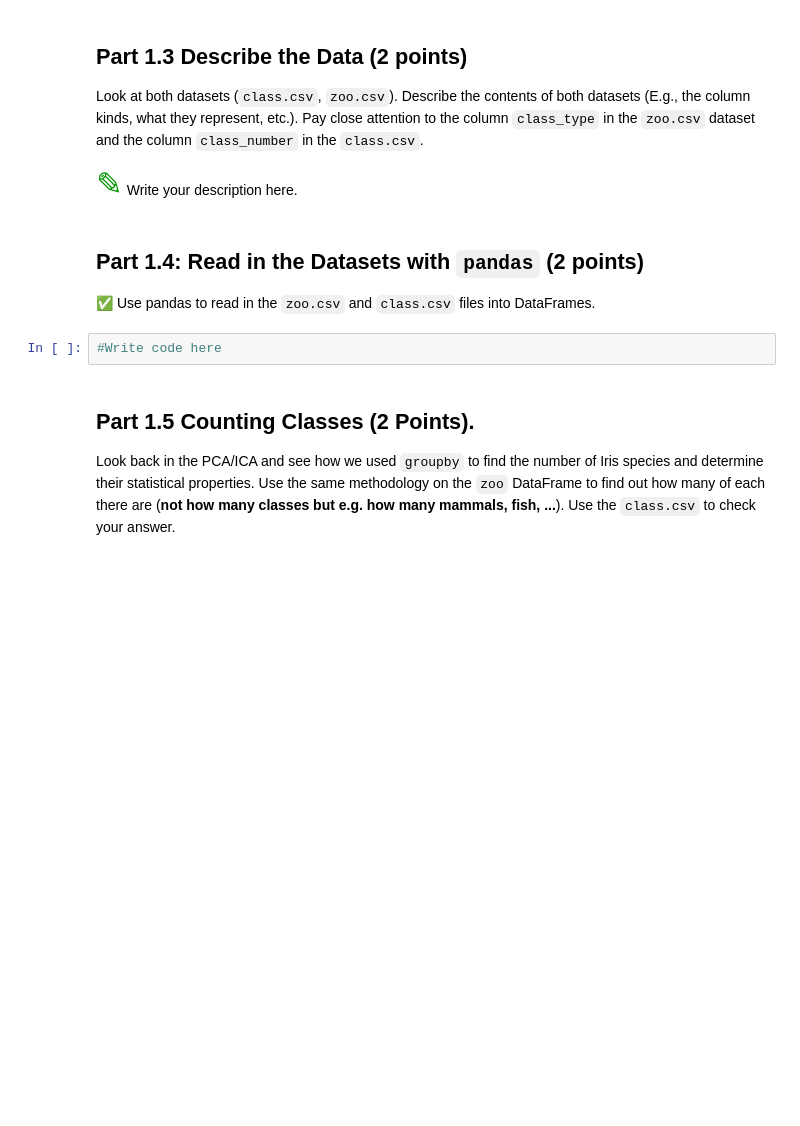
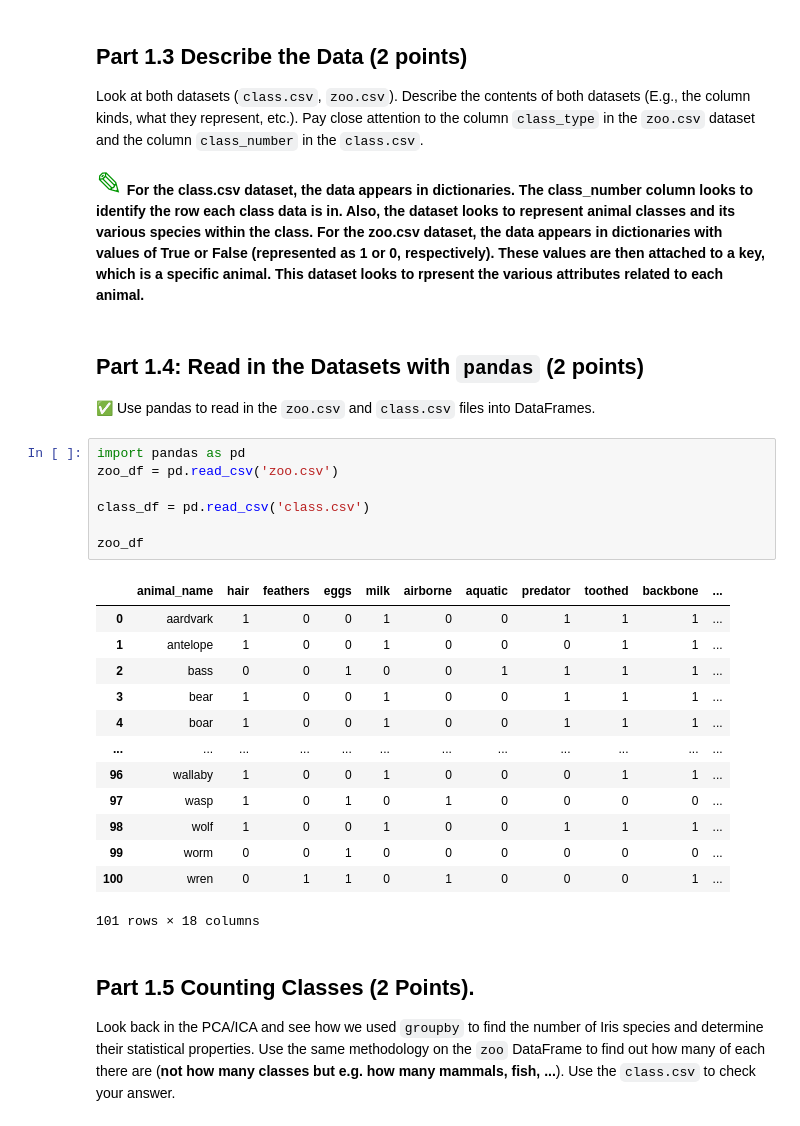
Before and after one commit to chapm348/CMSE202-s23-turnin, a Jupyter notebook: hw-02/HW-02_PandasAndObjects-STUDENT.ipynb, the cells around one changed output. Saved outputs shown, nothing was run; the diff lists cells and outputs as text; blank space fills up the shorter version.

```diff
--- a/hw-02/HW-02_PandasAndObjects-STUDENT.ipynb
+++ b/hw-02/HW-02_PandasAndObjects-STUDENT.ipynb
@@ -76,13 +92,32 @@ Open a terminal and use the **commandline** to view the datasets with the tools
 
 Look at both datasets (`class.csv`, `zoo.csv`). Describe the contents of both datasets (E.g., the column kinds, what they represent, etc.). Pay close attention to the column `class_type` in the `zoo.csv` dataset and the column `class_number` in the `class.csv`.
 # %% [markdown]
-<font size=6 color="#009600">&#9998;</font> Write your description here.
+<font size=6 color="#009600">&#9998;</font> **For the class.csv dataset, the data appears in dictionaries. The class_number column looks to identify the row each class data is in. Also, the dataset looks to represent animal classes and its various species within the class. For the zoo.csv dataset, the data appears in dictionaries with values of True or False (represented as 1 or 0, respectively). These values are then attached to a key, which is a specific animal. This dataset looks to rpresent the various attributes related to each animal.**
 # %% [markdown]
 ## Part 1.4: Read in the Datasets with `pandas` (2 points)
 
 &#9989; Use pandas to read in the `zoo.csv` and `class.csv` files into DataFrames.
 # %%
-#Write code here
+import pandas as pd
+zoo_df = pd.read_csv('zoo.csv')
+
+class_df = pd.read_csv('class.csv')
+
+zoo_df
+# %% [output]
+|  | animal_name | hair | feathers | eggs | milk | airborne | aquatic | predator | toothed | backbone | ... |
+| 0 | aardvark | 1 | 0 | 0 | 1 | 0 | 0 | 1 | 1 | 1 | ... |
+| 1 | antelope | 1 | 0 | 0 | 1 | 0 | 0 | 0 | 1 | 1 | ... |
+| 2 | bass | 0 | 0 | 1 | 0 | 0 | 1 | 1 | 1 | 1 | ... |
+| 3 | bear | 1 | 0 | 0 | 1 | 0 | 0 | 1 | 1 | 1 | ... |
+| 4 | boar | 1 | 0 | 0 | 1 | 0 | 0 | 1 | 1 | 1 | ... |
+| ... | ... | ... | ... | ... | ... | ... | ... | ... | ... | ... | ... |
+| 96 | wallaby | 1 | 0 | 0 | 1 | 0 | 0 | 0 | 1 | 1 | ... |
+| 97 | wasp | 1 | 0 | 1 | 0 | 1 | 0 | 0 | 0 | 0 | ... |
+| 98 | wolf | 1 | 0 | 0 | 1 | 0 | 0 | 1 | 1 | 1 | ... |
+| 99 | worm | 0 | 0 | 1 | 0 | 0 | 0 | 0 | 0 | 0 | ... |
+| 100 | wren | 0 | 1 | 1 | 0 | 1 | 0 | 0 | 0 | 1 | ... |
+101 rows × 18 columns
 # %% [markdown]
 ## Part 1.5 Counting Classes (2 Points).
 
```
Also changed, not shown: parts of 12 cells of this notebook.
